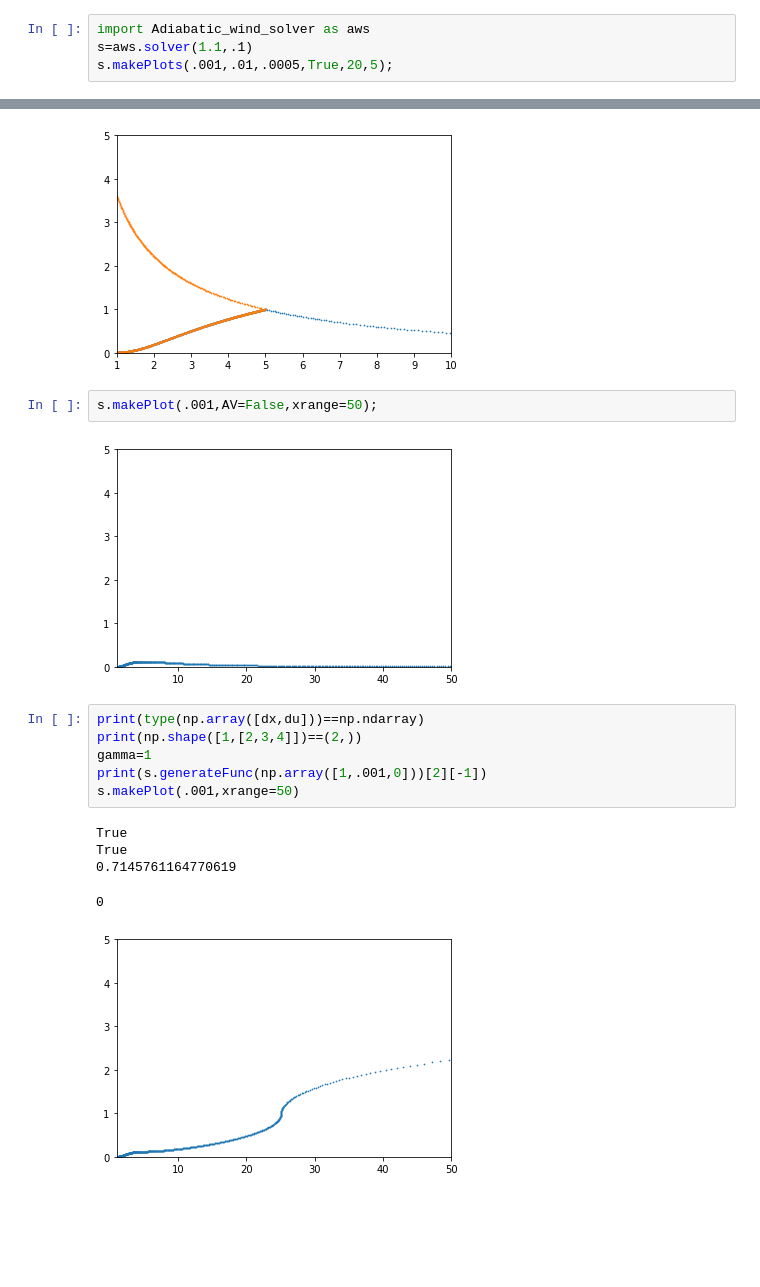
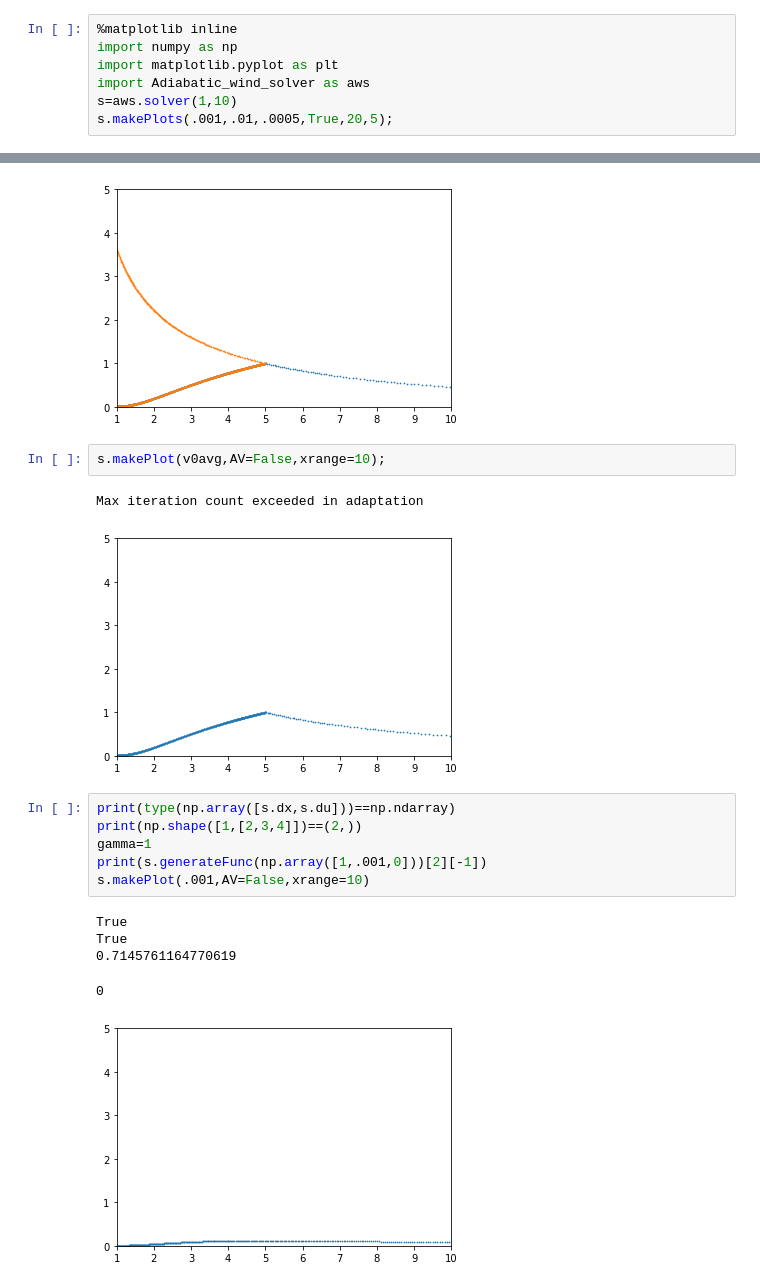
Before and after one commit to bnevs88/neutrino-winds, a Jupyter notebook: neutrino-winds/Adiabatic_wind_solver.ipynb, the cells around one changed output, grey strips where cells are left out. Drawn from its saved outputs; the diff is of its cells as text; blank space fills up the shorter version.

```diff
--- a/neutrino-winds/Adiabatic_wind_solver.ipynb
+++ b/neutrino-winds/Adiabatic_wind_solver.ipynb
@@ -507,6 +17,9 @@ def findV0(lowerguess,upperguess,dv,maxprecision=1e-10,itermax=10000,xrange=10,u
 # %%
+%matplotlib inline
+import numpy as np
+import matplotlib.pyplot as plt
 import Adiabatic_wind_solver as aws
-s=aws.solver(1.1,.1)
+s=aws.solver(1,10)
 s.makePlots(.001,.01,.0005,True,20,5);
 # %% [output]
 v vs r:
@@ -533,18 +46,19 @@ Estimated v0:  0.005075319385528564
 Estimated error:  6.008148190333323e-09
 [figure]
 # %%
-s.makePlot(.001,AV=False,xrange=50);
+s.makePlot(v0avg,AV=False,xrange=10);
 # %% [output]
+Max iteration count exceeded in adaptation
-[figure, old version]
+[figure, new version]
 # %%
-print(type(np.array([dx,du]))==np.ndarray)
+print(type(np.array([s.dx,s.du]))==np.ndarray)
 print(np.shape([1,[2,3,4]])==(2,))
 gamma=1
 print(s.generateFunc(np.array([1,.001,0]))[2][-1])
-s.makePlot(.001,xrange=50)
+s.makePlot(.001,AV=False,xrange=10)
 # %% [output]
 True
 True
 0.7145761164770619
 0
-[figure, old version]
+[figure, new version]
```
Also changed, not shown: parts of 3 cells of this notebook.
